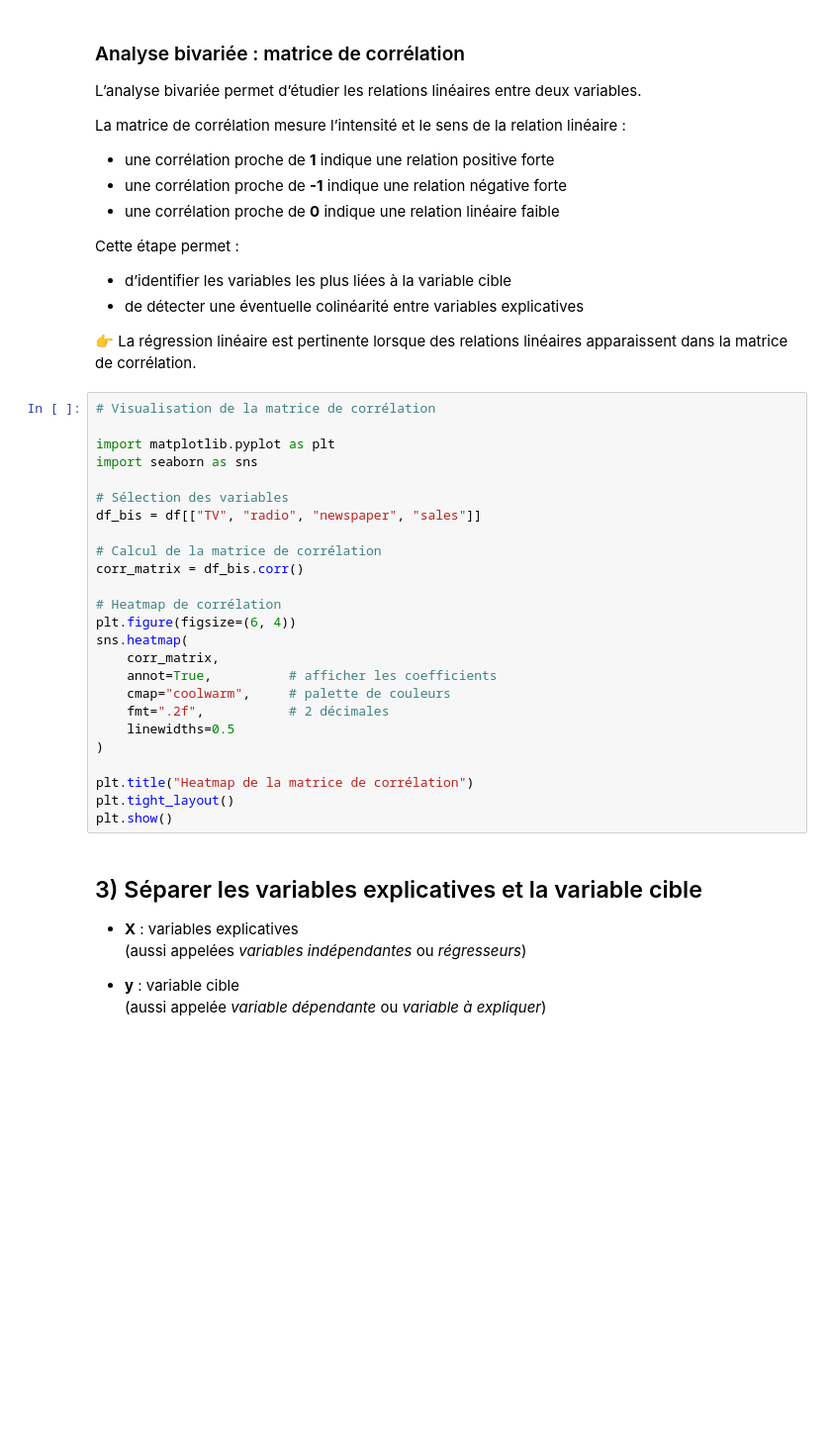
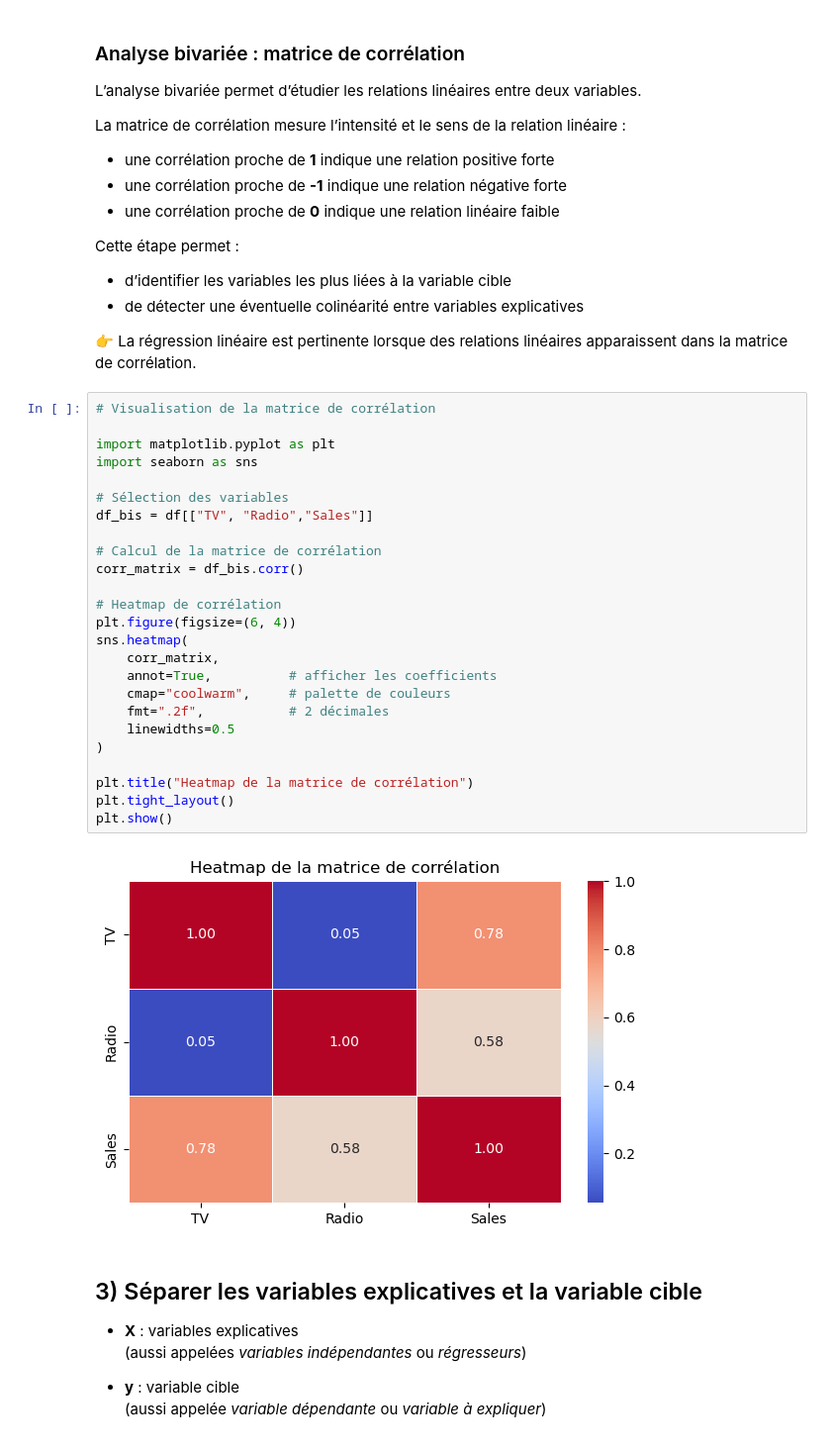
Before and after one commit to natachanj/Bootcamp-Acc-l-rateur-IA-Cohorte-1, a Jupyter notebook: Semaine3/Session1/02_Regression_multiple.ipynb, the cells around one changed output. Shown at 99% size. Cells and saved outputs as stored; diff of their text form; blank space fills up the shorter version.

```diff
--- a/Semaine3/Session1/02_Regression_multiple.ipynb
+++ b/Semaine3/Session1/02_Regression_multiple.ipynb
@@ -100,28 +129,30 @@ apparaissent dans la matrice de corrélation.
 # %%
 # Visualisation de la matrice de corrélation
 
 import matplotlib.pyplot as plt
 import seaborn as sns
 
 # Sélection des variables
-df_bis = df[["TV", "radio", "newspaper", "sales"]]
+df_bis = df[["TV", "Radio","Sales"]]
 
 # Calcul de la matrice de corrélation
 corr_matrix = df_bis.corr()
 
 # Heatmap de corrélation
 plt.figure(figsize=(6, 4))
 sns.heatmap(
     corr_matrix,
     annot=True,          # afficher les coefficients
     cmap="coolwarm",     # palette de couleurs
     fmt=".2f",           # 2 décimales
     linewidths=0.5
 )
 
 plt.title("Heatmap de la matrice de corrélation")
 plt.tight_layout()
 plt.show()
+# %% [output]
+[figure, added]
 # %% [markdown]
 ## 3) Séparer les variables explicatives et la variable cible
 
```
Also changed, not shown: parts of 14 cells of this notebook, 10 other files.
